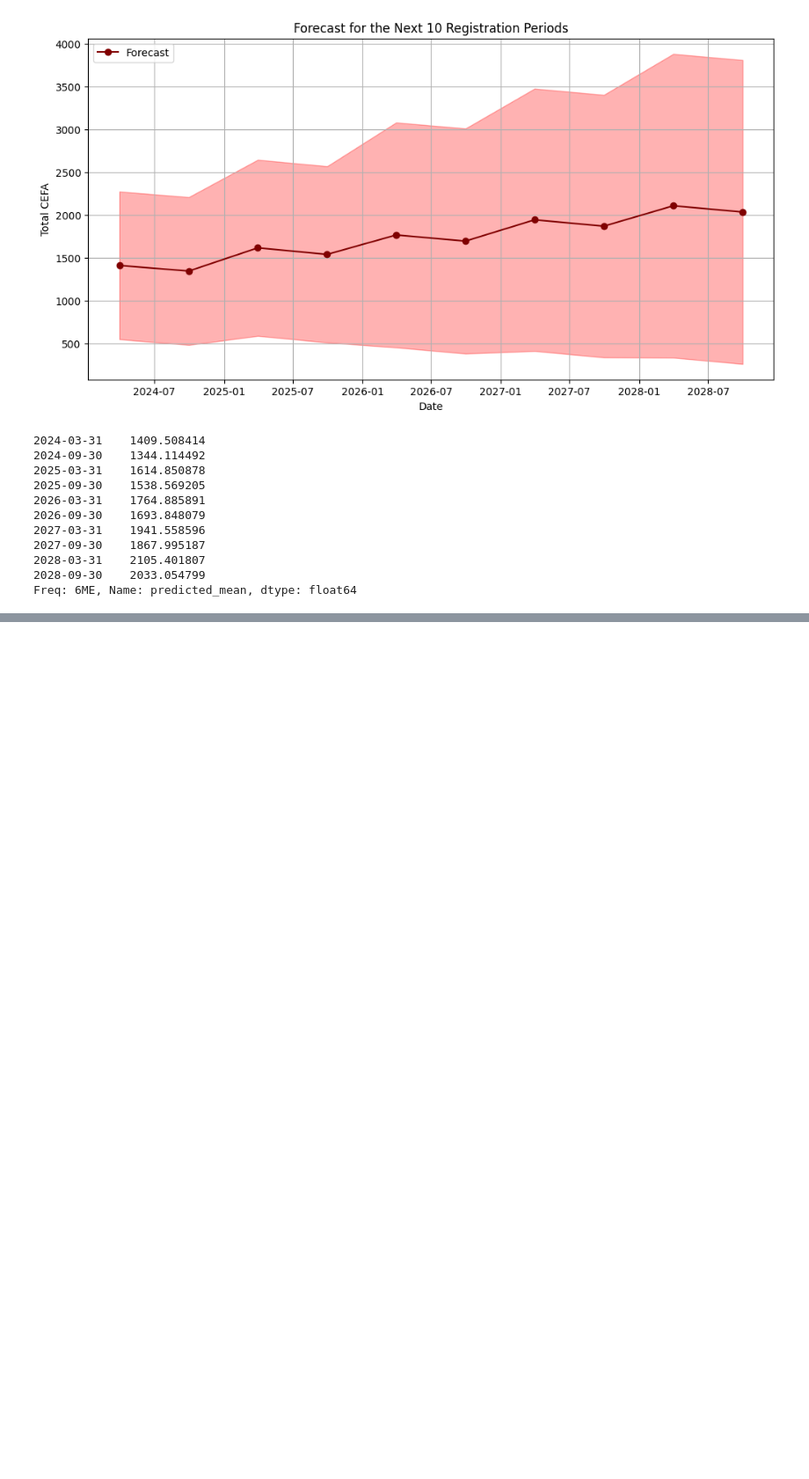
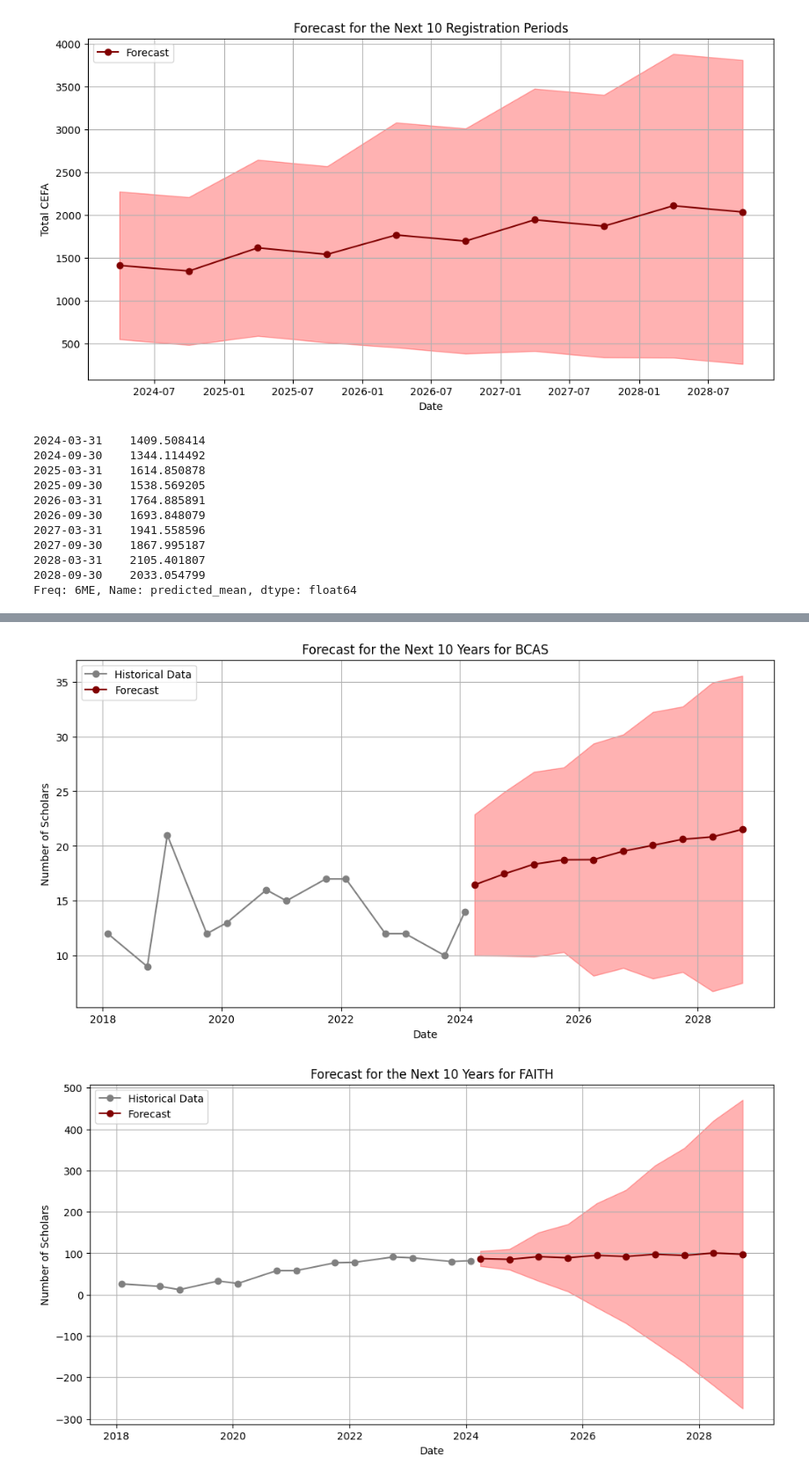
Before and after one commit to asheraaguilar/Front-end, a Jupyter notebook: model/Scholarship.ipynb, the cells around one changed output, grey strips where cells are left out. Shown at 88% size. Saved outputs shown, nothing was run; the diff lists cells and outputs as text; code cells hidden in the pictures; blank space fills up the shorter version.

```diff
--- a/model/Scholarship.ipynb
+++ b/model/Scholarship.ipynb
@@ -426,0 +559,52 @@ Freq: 6ME, Name: predicted_mean, dtype: float64
+# %%
+import pandas as pd
+import matplotlib.pyplot as plt
+from statsmodels.tsa.statespace.sarimax import SARIMAX
+
+# Forecast steps for 10 years (assumed monthly data: 120 months)
+forecast_steps = 10  # Adjust based on the frequency of your data (e.g., monthly)
+
+# Prepare a dictionary to hold the forecast results
+forecast_schoolwise = {}
+
+# Fit SARIMAX model for each school and generate forecast
+for school in bySchoolDF.columns:
+    model_school = SARIMAX(trainSchoolWise[school], order=(1, 1, 2), seasonal_order=(1, 1, 0, 2))  # Adjust seasonal_order as needed
+    model_school_fit = model_school.fit()
+
+    # Get forecast for the next 10 years
+    forecast = model_school_fit.get_forecast(steps=forecast_steps)
+    forecast_index = pd.date_range(start=bySchoolDF.index[-1] + pd.DateOffset(months=1), periods=forecast_steps, freq='6M')
+    forecast_mean = forecast.predicted_mean
+    forecast_mean.index = forecast_index
+
+    # Store the forecast results
+    forecast_schoolwise[school] = {
+        'mean': forecast_mean,
+        'conf_int': forecast.conf_int()
+    }
+
+# Plot historical data and forecast
+for school in bySchoolDF.columns:
+    plt.figure(figsize=(12, 6))
+
+    # Plot historical data
+    plt.plot(bySchoolDF[school].index, bySchoolDF[school], label='Historical Data', marker='o', color='gray')
+
+    # Plot forecasted data
+    plt.plot(forecast_schoolwise[school]['mean'].index, forecast_schoolwise[school]['mean'], label='Forecast', color='maroon', marker='o')
+
+    # Plot confidence intervals
+    plt.fill_between(forecast_schoolwise[school]['mean'].index,
+                     forecast_schoolwise[school]['conf_int'].iloc[:, 0],
+                     forecast_schoolwise[school]['conf_int'].iloc[:, 1], color='red', alpha=0.3)
+
+    plt.title(f'Forecast for the Next 10 Years for {school}')
+    plt.xlabel('Date')
+    plt.ylabel('Number of Scholars')
+    plt.legend()
+    plt.grid()
+    plt.show()
+# %% [output]
+[figure, added]
+[figure, added]
```
Also changed, not shown: parts of 10 cells of this notebook.
